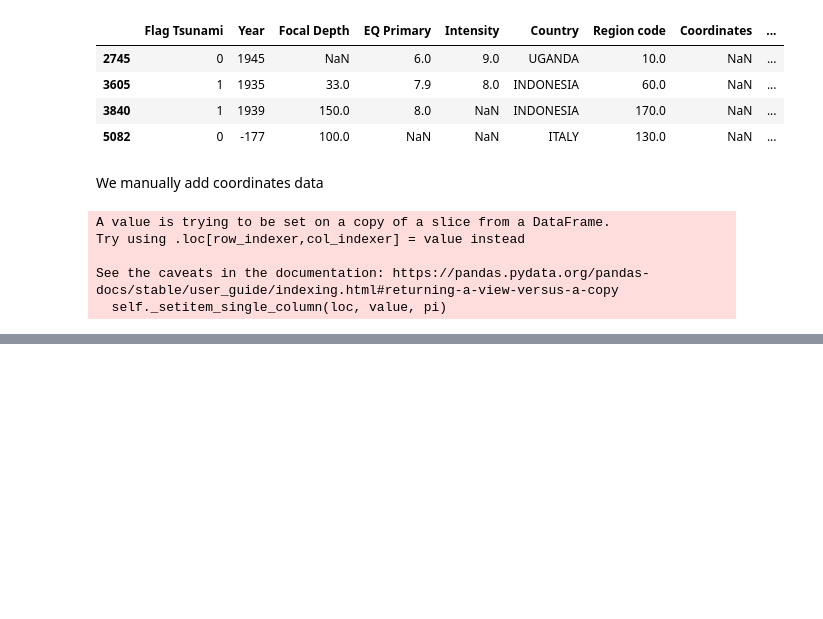
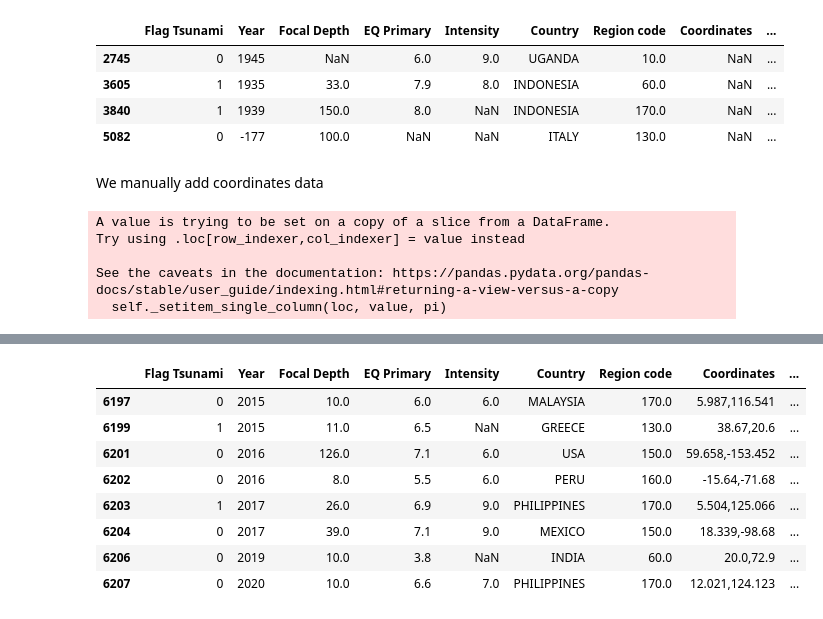
Before and after one commit to eupho73/TER-BNN, a Jupyter notebook: data/sign_eq_database.ipynb, the cells around one changed output, grey strips where cells are left out. Saved outputs shown, nothing was run; the diff lists cells and outputs as text; code cells hidden in the pictures; blank space fills up the shorter version.

```diff
--- a/data/sign_eq_database.ipynb
+++ b/data/sign_eq_database.ipynb
@@ -397,0 +418,12 @@ plt.hist(df.Year)
+# %%
+df[-8:]
+# %% [output]
+|  | Flag Tsunami | Year | Focal Depth | EQ Primary | Intensity | Country | Region code | Coordinates | ... |
+| 6197 | 0 | 2015 | 10.0 | 6.0 | 6.0 | MALAYSIA | 170.0 | 5.987,116.541 | ... |
+| 6199 | 1 | 2015 | 11.0 | 6.5 | NaN | GREECE | 130.0 | 38.67,20.6 | ... |
+| 6201 | 0 | 2016 | 126.0 | 7.1 | 6.0 | USA | 150.0 | 59.658,-153.452 | ... |
+| 6202 | 0 | 2016 | 8.0 | 5.5 | 6.0 | PERU | 160.0 | -15.64,-71.68 | ... |
+| 6203 | 1 | 2017 | 26.0 | 6.9 | 9.0 | PHILIPPINES | 170.0 | 5.504,125.066 | ... |
+| 6204 | 0 | 2017 | 39.0 | 7.1 | 9.0 | MEXICO | 150.0 | 18.339,-98.68 | ... |
+| 6206 | 0 | 2019 | 10.0 | 3.8 | NaN | INDIA | 60.0 | 20.0,72.9 | ... |
+| 6207 | 0 | 2020 | 10.0 | 6.6 | 7.0 | PHILIPPINES | 170.0 | 12.021,124.123 | ... |
```
Also changed, not shown: parts of 7 cells of this notebook, 17 other files.
